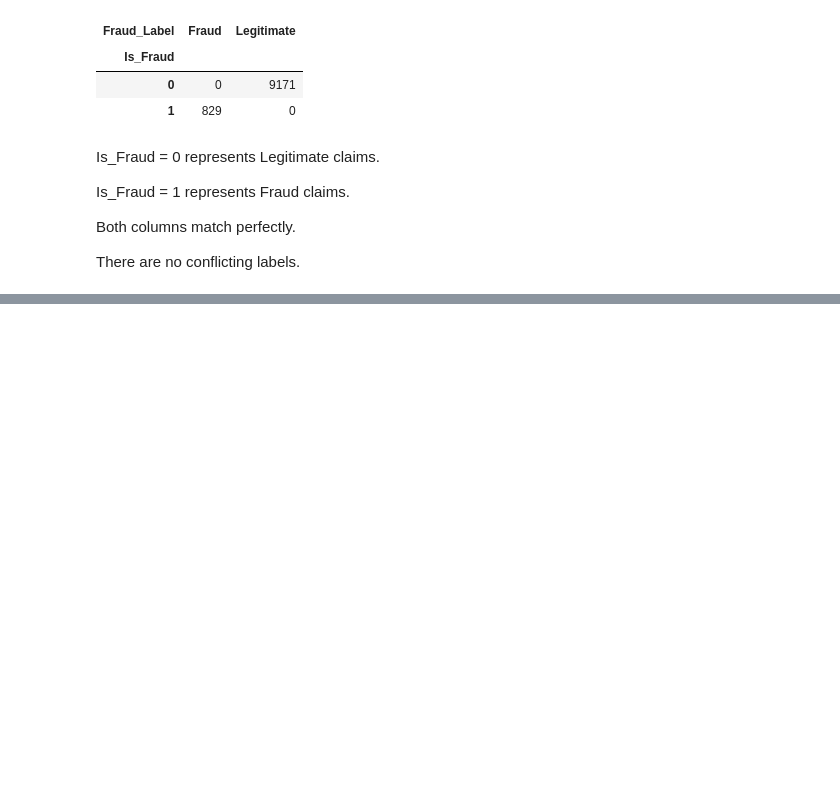
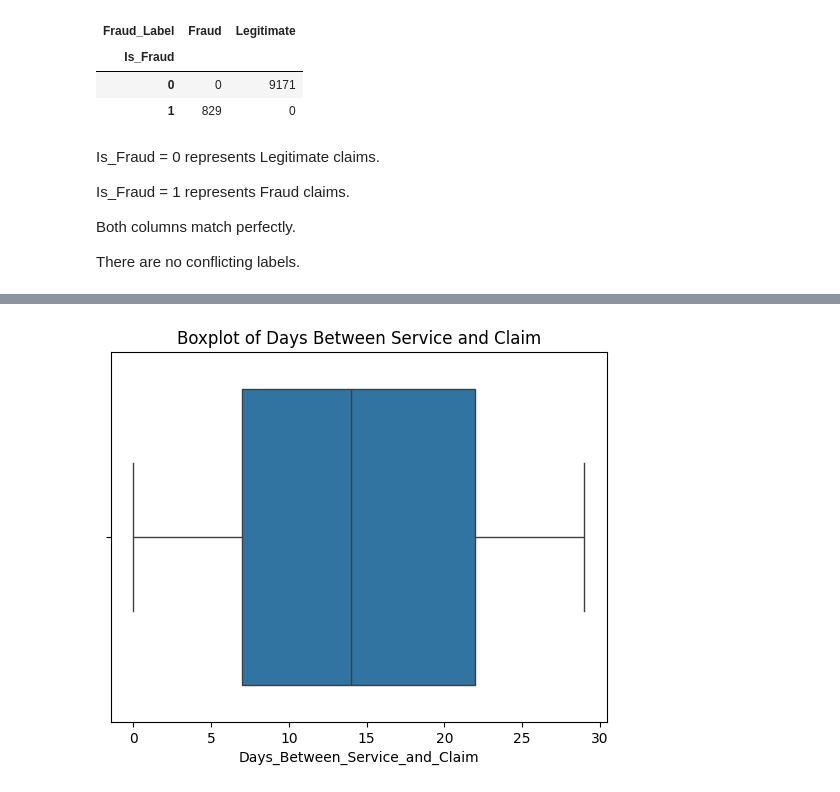
Before and after one commit to adithya736/healthcare-insurance-fraud-detection, a Jupyter notebook: Healthcare_Insurance_Fraud_Detection.ipynb, the cells around one changed output, grey strips where cells are left out. Saved outputs shown, nothing was run; the diff lists cells and outputs as text; code cells hidden in the pictures; blank space fills up the shorter version.

```diff
--- a/Healthcare_Insurance_Fraud_Detection.ipynb
+++ b/Healthcare_Insurance_Fraud_Detection.ipynb
@@ -201,0 +220,6 @@ There are no conflicting labels.
+# %%
+sns.boxplot(x=df['Days_Between_Service_and_Claim'])   #Purpose: To identify unusually high or low numbers of days between the medical service and claim submission.
+plt.title('Boxplot of Days Between Service and Claim')
+plt.show()
+# %% [output]
+[figure, added]
```
Also changed, not shown: parts of 36 cells of this notebook.
